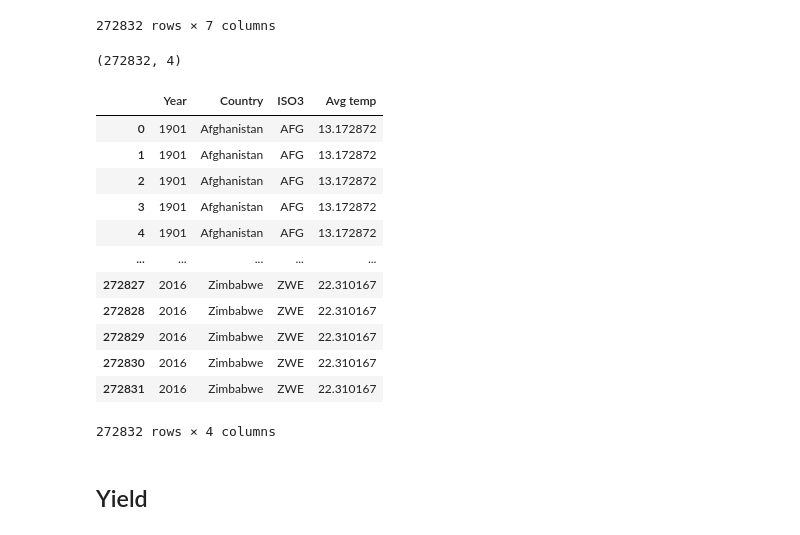
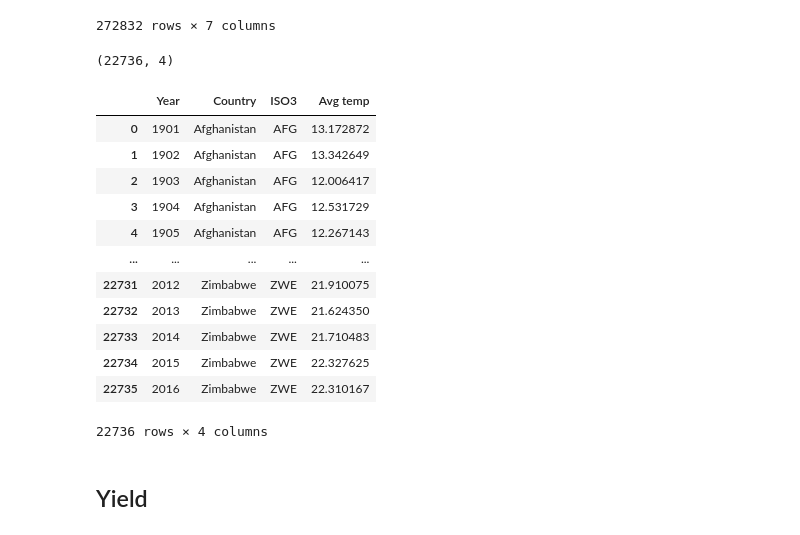
Before and after one commit to HopeFullDev/Colab, a Jupyter notebook: Assign2.ipynb, the cells around one changed output. Cells and saved outputs as stored; diff of their text form; code cells hidden in the pictures.

```diff
--- a/Assign2.ipynb
+++ b/Assign2.ipynb
@@ -266,23 +292,24 @@ temp_df
 272832 rows × 7 columns
 # %%
 temp_df.drop(columns=['Unnamed: 0', 'Statistics', 'Temperature - (Celsius)'], inplace=True)
+temp_df= temp_df.drop_duplicates(keep='first').reset_index(drop=True)
 print(temp_df.shape)
 temp_df
 # %% [output]
-(272832, 4)
+(22736, 4)
 |  | Year | Country | ISO3 | Avg temp |
 | 0 | 1901 | Afghanistan | AFG | 13.172872 |
-| 1 | 1901 | Afghanistan | AFG | 13.172872 |
-| 2 | 1901 | Afghanistan | AFG | 13.172872 |
-| 3 | 1901 | Afghanistan | AFG | 13.172872 |
-| 4 | 1901 | Afghanistan | AFG | 13.172872 |
+| 1 | 1902 | Afghanistan | AFG | 13.342649 |
+| 2 | 1903 | Afghanistan | AFG | 12.006417 |
+| 3 | 1904 | Afghanistan | AFG | 12.531729 |
+| 4 | 1905 | Afghanistan | AFG | 12.267143 |
 | ... | ... | ... | ... | ... |
-| 272827 | 2016 | Zimbabwe | ZWE | 22.310167 |
-| 272828 | 2016 | Zimbabwe | ZWE | 22.310167 |
-| 272829 | 2016 | Zimbabwe | ZWE | 22.310167 |
-| 272830 | 2016 | Zimbabwe | ZWE | 22.310167 |
-| 272831 | 2016 | Zimbabwe | ZWE | 22.310167 |
+| 22731 | 2012 | Zimbabwe | ZWE | 21.910075 |
+| 22732 | 2013 | Zimbabwe | ZWE | 21.624350 |
+| 22733 | 2014 | Zimbabwe | ZWE | 21.710483 |
+| 22734 | 2015 | Zimbabwe | ZWE | 22.327625 |
+| 22735 | 2016 | Zimbabwe | ZWE | 22.310167 |
-272832 rows × 4 columns
+22736 rows × 4 columns
 # %% [markdown]
 ## Yield
 # %%
```
Also changed, not shown: parts of 44 cells of this notebook.
